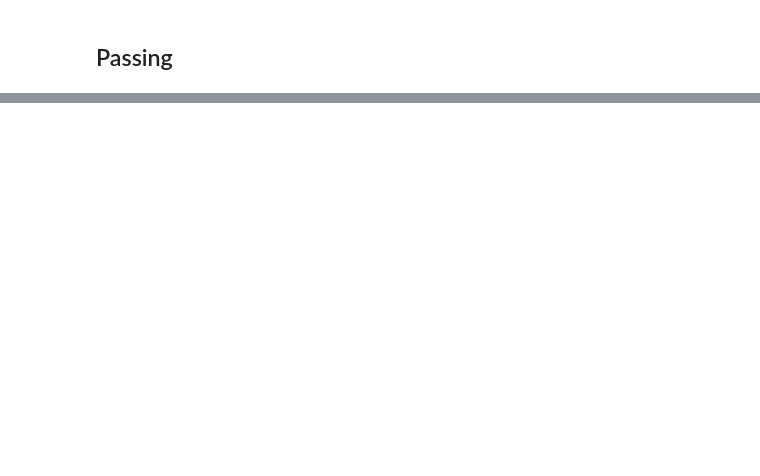
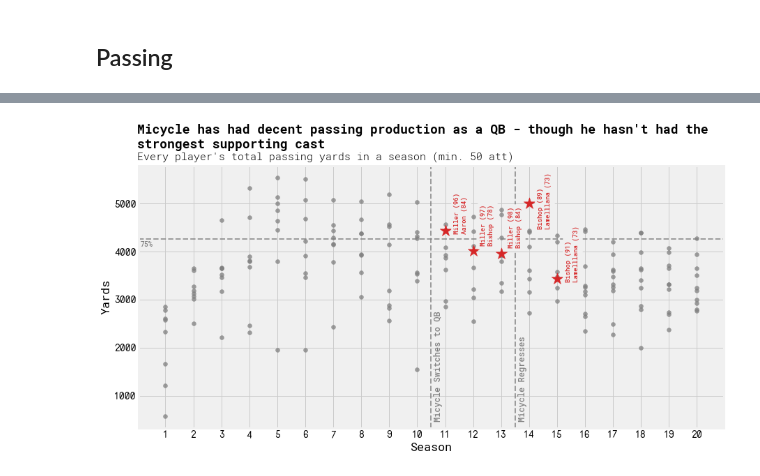
Before and after one commit to infinitempg/kicker-correlations, a Jupyter notebook: micycle.ipynb, the cells around one changed output, grey strips where cells are left out. Cells and saved outputs as stored; diff of their text form; code cells hidden in the pictures; blank space fills up the shorter version.

```diff
--- a/micycle.ipynb
+++ b/micycle.ipynb
@@ -432,0 +422,40 @@ sum(jolietSackList)
+# %%
+x = 'S'
+y = 'Yards'
+alph = 0.75
+fig = plt.figure(figsize=(13,7),facecolor='w')
+plt.rcParams['font.family'] = 'Roboto Mono'
+plt.rcParams['font.weight'] = 'medium'
+plt.xticks(fontname = 'NovaMono',weight='medium')
+plt.yticks(fontname = 'NovaMono',weight='medium')
+
+
+plt.text(11.3,4400,'Miller (96)\nAaron (84)',rotation=90,size=9,color='tab:red',backgroundcolor='#f0f0f0')
+plt.text(12.25,4150,'Miller (97)\nBishop (78)',rotation=90,size=9,color='tab:red',backgroundcolor='#f0f0f0')
+plt.text(13.25,4100,'Miller (98)\nBishop (84)',rotation=90,size=9,color='tab:red',backgroundcolor='#f0f0f0')
+plt.text(14.3,4500,'Bishop (89)\nLamelllana (73)',rotation=90,size=9,color='tab:red',backgroundcolor='#f0f0f0')
+plt.text(15.3,3400,'Bishop (91)\nLamelllana (73)',rotation=90,size=9,color='tab:red',backgroundcolor='#f0f0f0')
+
+plt.scatter(passDF[x],passDF[y],marker='o',c='gray',s=35,alpha=alph)
+plt.scatter(micyclePassDF[x],micyclePassDF[y],label='McCormick, M.',s=300,c='tab:red',marker='*',alpha=1)
+
+plt.axhline(passDesc['Yards']['75%'],c='gray',alpha=alph,ls='--',lw=2)
+plt.text(0.1,passDesc['Yards']['75%']-150,'75%',c='gray',size=10)
+plt.axvline(10.5,c='gray',alpha=alph,ls='--',lw=2)
+plt.text(10.6,500,'Micycle Switches to QB',rotation=90,size=12,color='gray')
+plt.axvline(13.5,c='gray',alpha=alph,ls='--',lw=2)
+plt.text(13.6,500,'Micycle Regresses',rotation=90,size=12,color='gray')
+
+
+
+plt.text(0,6150,"Micycle has had decent passing production as a QB - though he hasn't had the \nstrongest supporting cast",weight='bold',size=18)
+plt.text(0,5900,"Every player's total passing yards in a season (min. 50 att)",size=15,weight='light')
+plt.xticks(range(1,21))
+plt.xlabel('Season')
+plt.ylabel(y)
+# plt.legend(bbox_to_anchor=(1, 1.025), loc='upper left', ncol=1)
+plt.tight_layout()
+plt.savefig('micycle_images/PassYard-Season.png',facecolor=fig.get_facecolor(),bbox_inches='tight')
+plt.show()
+# %% [output]
+[figure, added]
```
Also changed, not shown: parts of 56 cells of this notebook, 23 other files.
